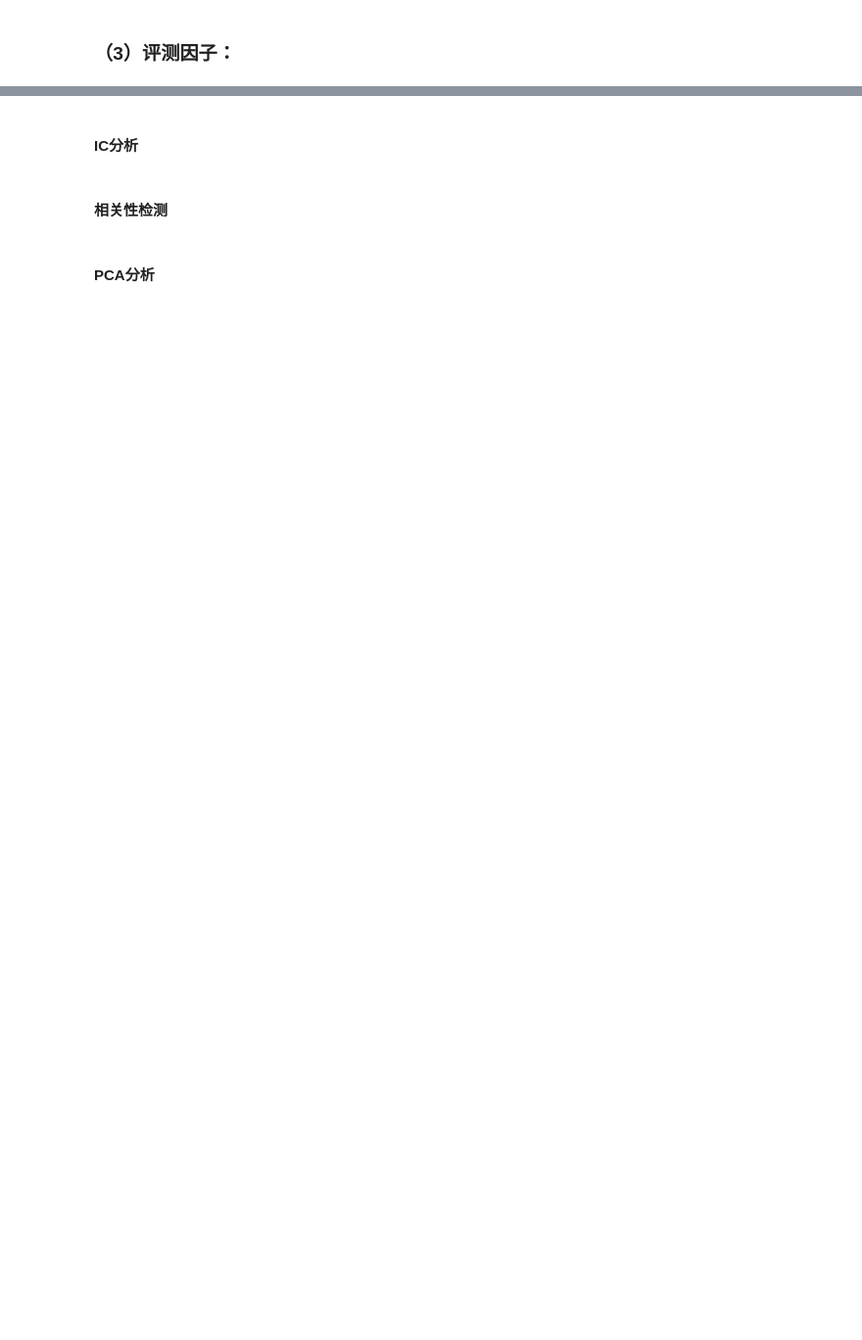
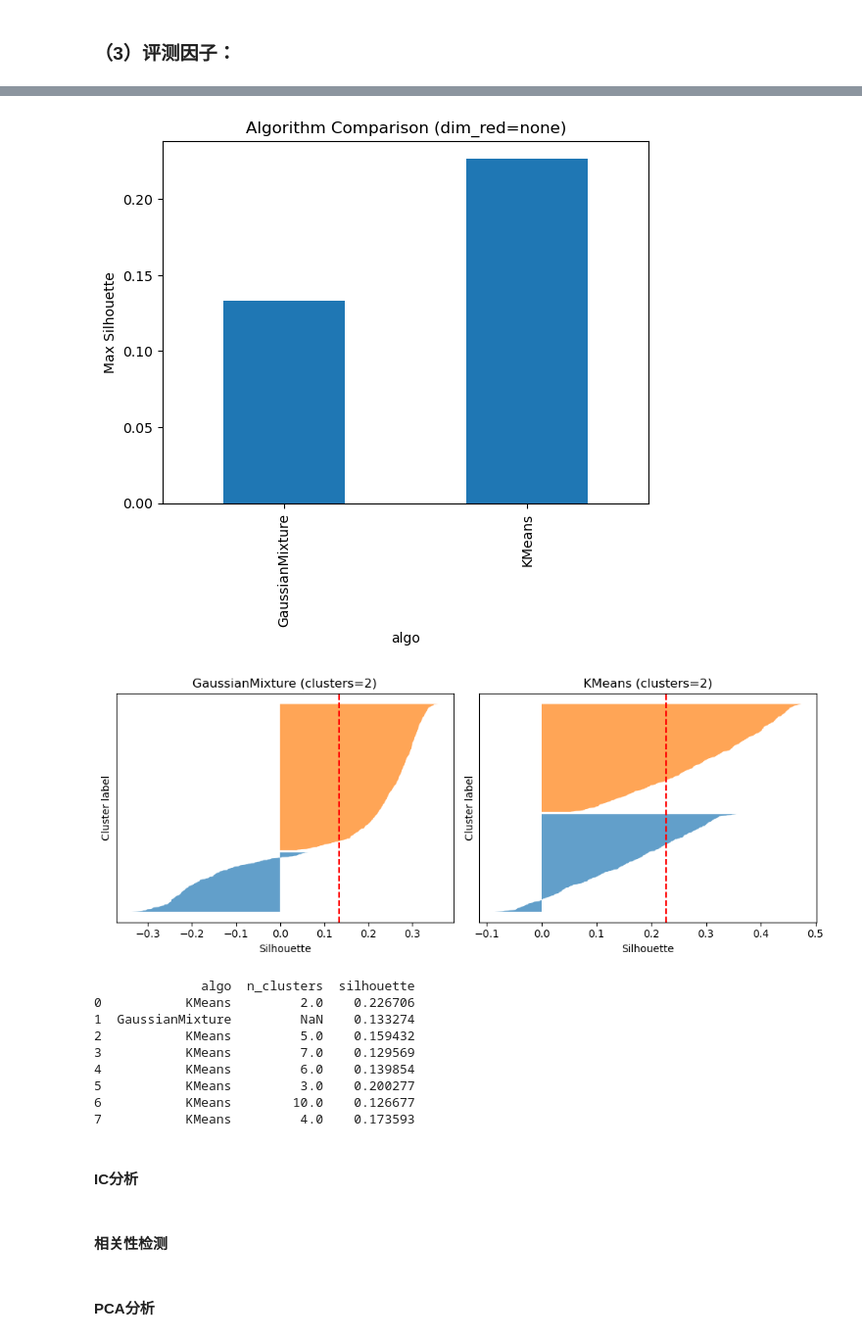
Before and after one commit to cziwen/TockFormer, a Jupyter notebook: measureFeature.ipynb, the cells around one changed output, grey strips where cells are left out. Shown at 98% size. Cells and saved outputs as stored; diff of their text form; code cells hidden in the pictures; blank space fills up the shorter version.

```diff
--- a/measureFeature.ipynb
+++ b/measureFeature.ipynb
@@ -70,12 +62,20 @@ finfact.visualize_structure_2d (seq_len=256,
 # %%
-df_eval_report = finfact.evaluate_clusterings(
-    dim_reduction='umap',
-    reduction_params={'n_components': 2, 'n_neighbors': 10, 'min_dist': 0.1},
-    algos= ['KMeans'],
-    n_jobs=12,
-    backend='thread',
-    seq_len=1
-)
+cluster_df = finfact.evaluate_clusterings(algos=['KMeans','GaussianMixture'],
+                                          metrics=['silhouette'],
+                                          seq_len=1)
+print(cluster_df[['algo','n_clusters','silhouette']].head(8))
+# %% [output]
+[figure, added]
+[figure, added]
+              algo  n_clusters  silhouette
+0           KMeans         2.0    0.226706
+1  GaussianMixture         NaN    0.133274
+2           KMeans         5.0    0.159432
+3           KMeans         7.0    0.129569
+4           KMeans         6.0    0.139854
+5           KMeans         3.0    0.200277
+6           KMeans        10.0    0.126677
+7           KMeans         4.0    0.173593
 # %%
 df_eval_report
 # %%
```
Also changed, not shown: parts of 9 cells of this notebook, 2 other files.
